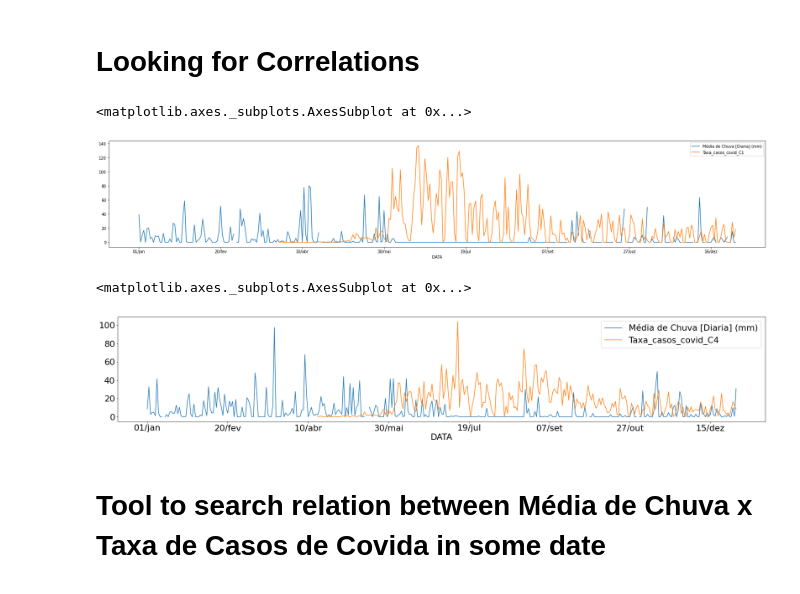
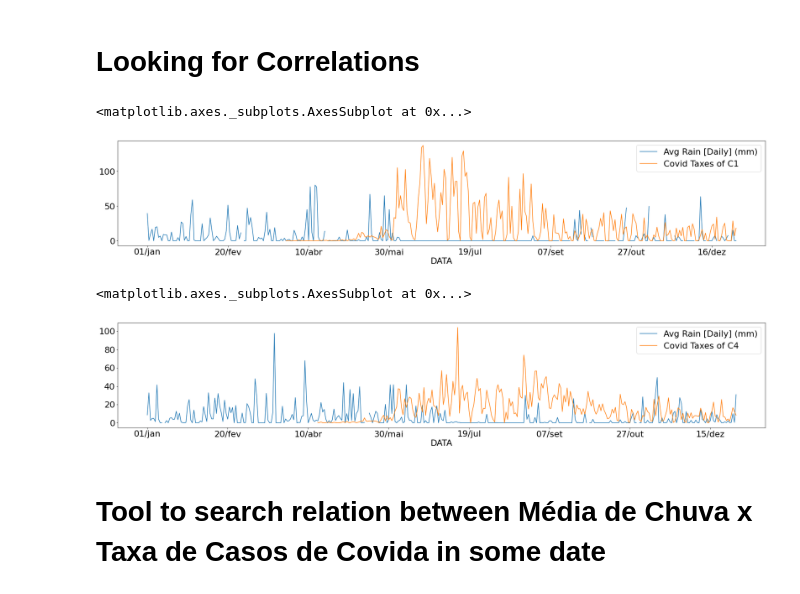
Before and after one commit to arturossouza/UNISINOS-Colabs, a Jupyter notebook: Métodos_Matemáticos_Trabalho_Final.ipynb, the cells around one changed output. Cells and saved outputs as stored; diff of their text form; code cells hidden in the pictures.

Commit message:
Traduzindo para o inglês e salvando imagens

```diff
--- a/Métodos_Matemáticos_Trabalho_Final.ipynb
+++ b/Métodos_Matemáticos_Trabalho_Final.ipynb
@@ -104,15 +152,15 @@ dtype: object
 # %% [markdown]
 # Looking for Correlations
 # %%
-c1_clean_df.plot(kind="line", figsize=(30, 5), x="DATA", y=["Média de Chuva [Diaria] (mm)","Taxa_casos_covid_C1"])
+c1_clean_df.plot(kind="line", figsize=(30, 5), x="DATA", y=["Avg Rain [Daily] (mm)", "Covid Taxes of C1"])
 # %% [output]
 <matplotlib.axes._subplots.AxesSubplot at 0x...>
-[figure, old version]
+[figure, new version]
 # %%
-c4_clean_df.plot(kind="line", figsize=(30, 5), x="DATA", y=["Média de Chuva [Diaria] (mm)","Taxa_casos_covid_C4"])
+c4_clean_df.plot(kind="line", figsize=(30, 5), x="DATA", y=["Avg Rain [Daily] (mm)", "Covid Taxes of C4"])
 # %% [output]
 <matplotlib.axes._subplots.AxesSubplot at 0x...>
-[figure, old version]
+[figure, new version]
 # %%
 def slice_period (df, begin, end):
   first_day_index = df[df["DATA"] == begin].index
```
Also changed, not shown: parts of 25 cells of this notebook.
